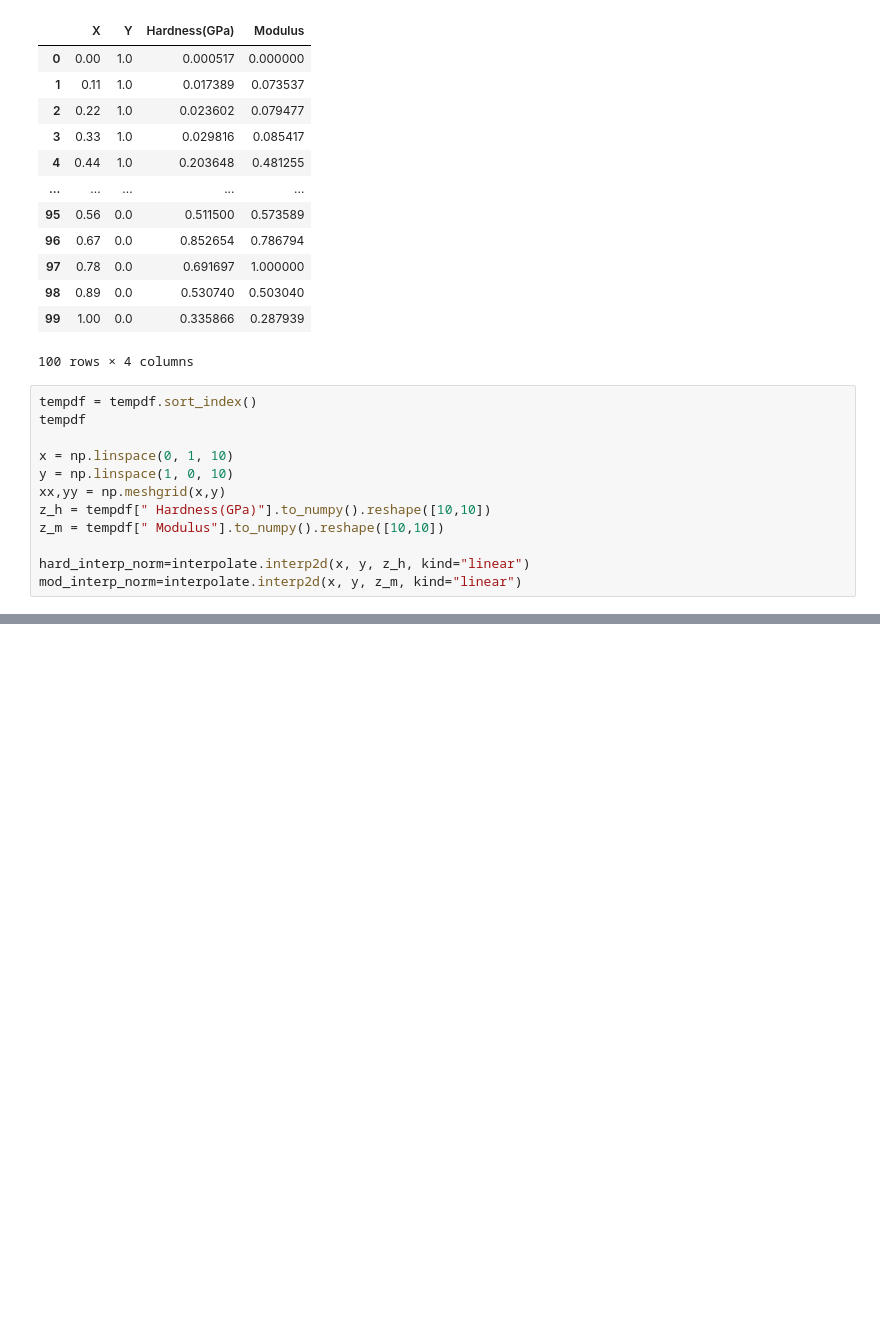
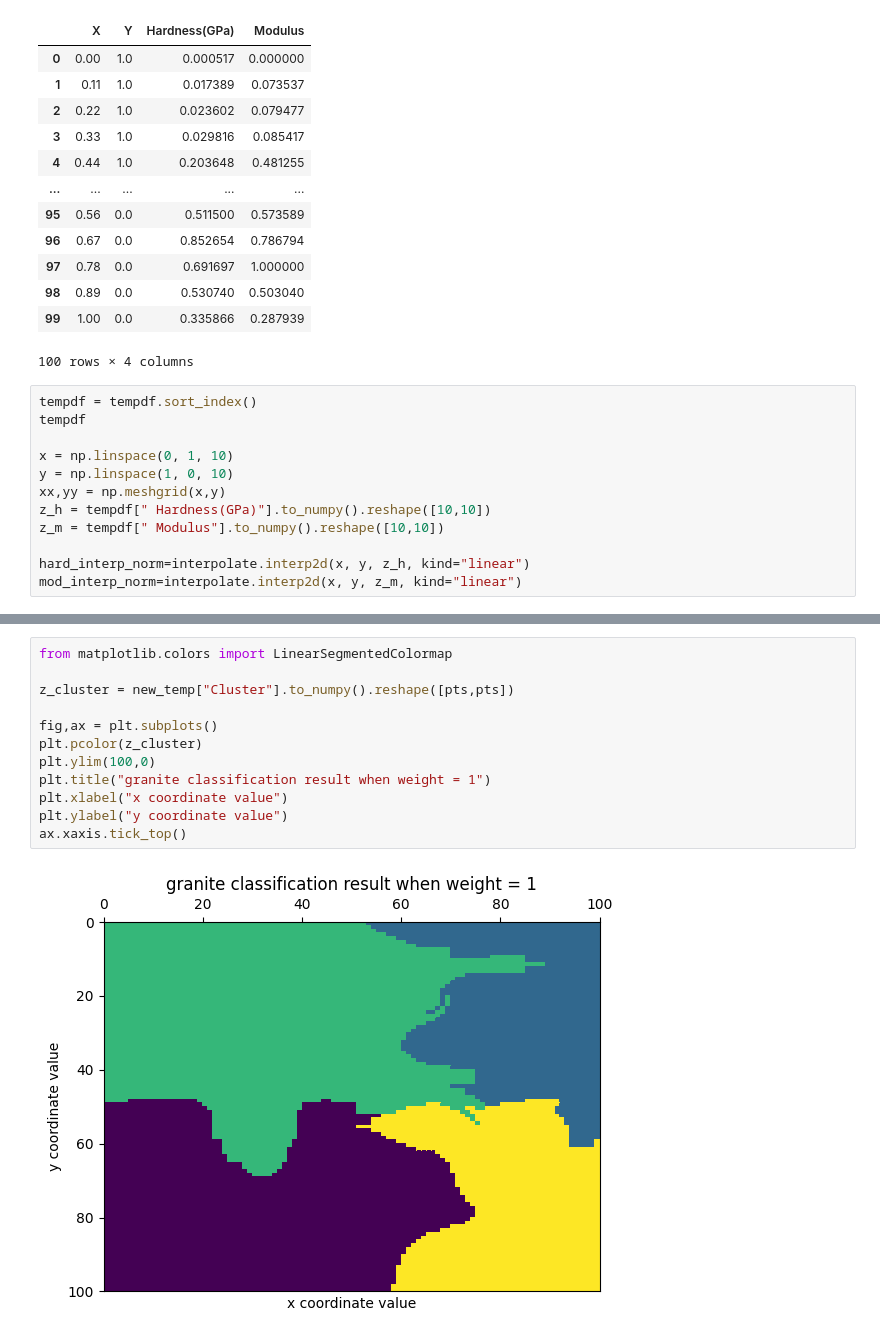
Before and after one commit to emilyliublair/VIP, a Jupyter notebook: hierarchical_clustering.ipynb, the cells around one changed output, grey strips where cells are left out. Drawn from its saved outputs; the diff is of its cells as text; blank space fills up the shorter version.

```diff
--- a/hierarchical_clustering.ipynb
+++ b/hierarchical_clustering.ipynb
@@ -164,0 +176,14 @@ new_temp
+# %%
+from matplotlib.colors import LinearSegmentedColormap
+
+z_cluster = new_temp["Cluster"].to_numpy().reshape([pts,pts])
+
+fig,ax = plt.subplots()
+plt.pcolor(z_cluster)
+plt.ylim(100,0)
+plt.title("granite classification result when weight = 1")
+plt.xlabel("x coordinate value")
+plt.ylabel("y coordinate value")
+ax.xaxis.tick_top()
+# %% [output]
+[figure, added]
```
Also changed, not shown: parts of 3 cells of this notebook.
